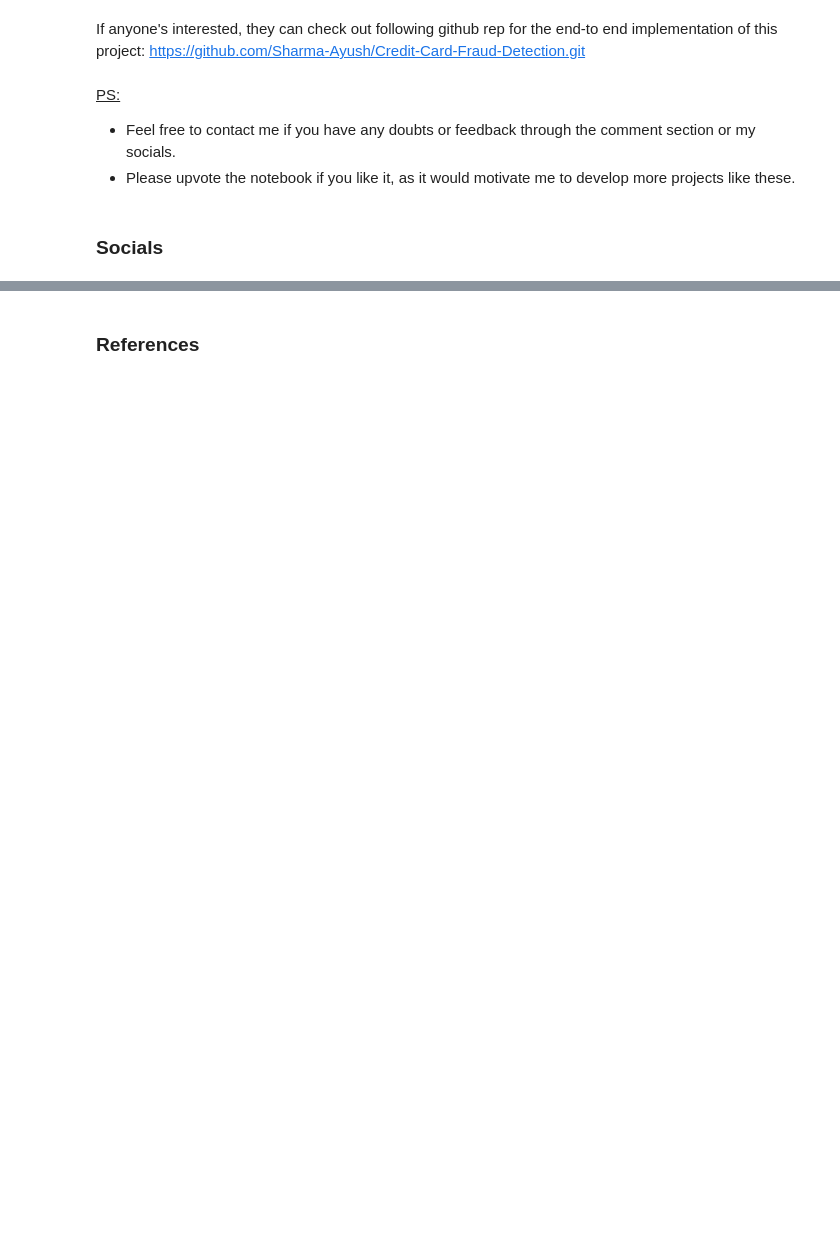
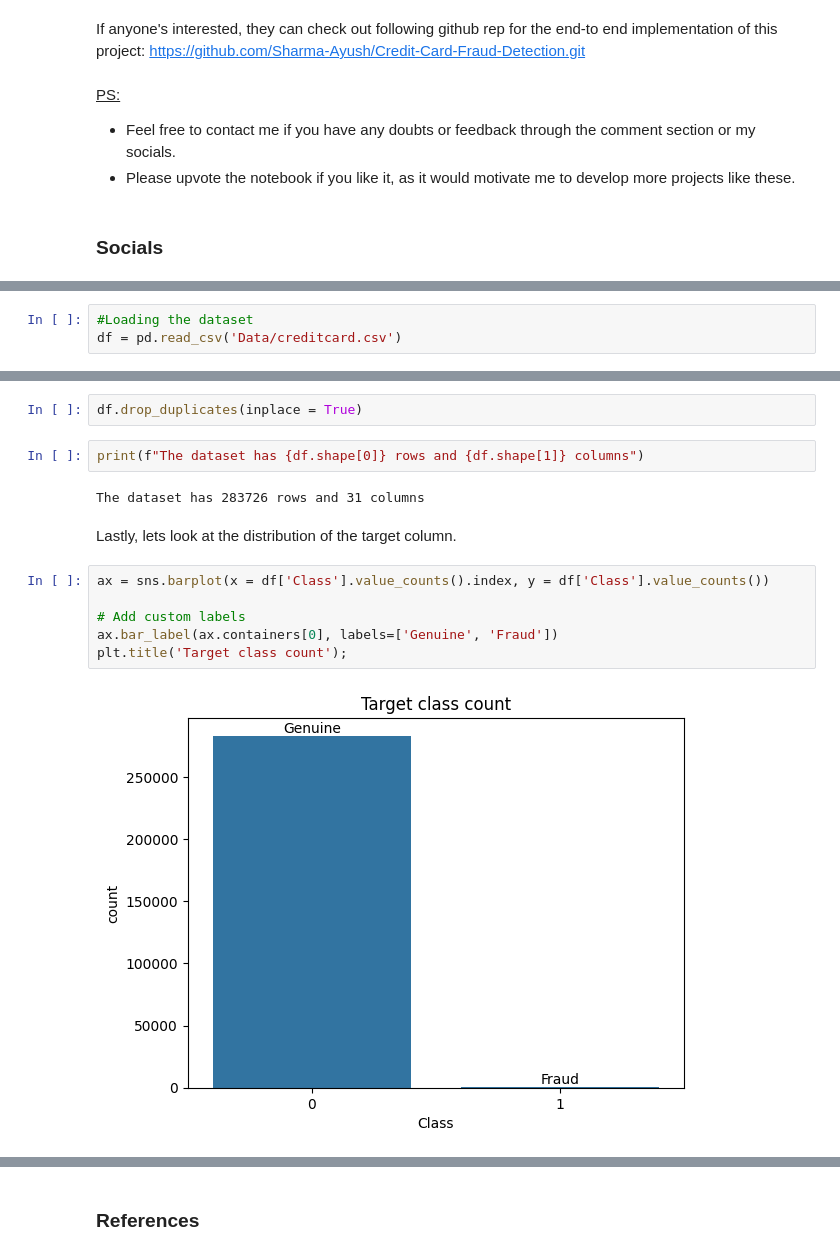
Before and after one commit to Sharma-Ayush/Credit-Card-Fraud-Detection, a Jupyter notebook: notebook/EDA.ipynb, the cells around one changed output, grey strips where cells are left out. Drawn from its saved outputs; the diff is of its cells as text; blank space fills up the shorter version.

Commit message:
Load data, required libraries and take a quick glance of data

```diff
--- a/notebook/EDA.ipynb
+++ b/notebook/EDA.ipynb
@@ -52,0 +73,3 @@ Kaggle: https://www.kaggle.com/ayushsharma0812
+# %%
+#Loading the dataset
+df = pd.read_csv('Data/creditcard.csv')
@@ -52,0 +151,16 @@ Kaggle: https://www.kaggle.com/ayushsharma0812
+# %%
+df.drop_duplicates(inplace = True)
+# %%
+print(f"The dataset has {df.shape[0]} rows and {df.shape[1]} columns")
+# %% [output]
+The dataset has 283726 rows and 31 columns
+# %% [markdown]
+Lastly, lets look at the distribution of the target column.
+# %%
+ax = sns.barplot(x = df['Class'].value_counts().index, y = df['Class'].value_counts())
+
+# Add custom labels
+ax.bar_label(ax.containers[0], labels=['Genuine', 'Fraud'])
+plt.title('Target class count');
+# %% [output]
+[figure, added]
```
Also changed, not shown: parts of 22 cells of this notebook.
